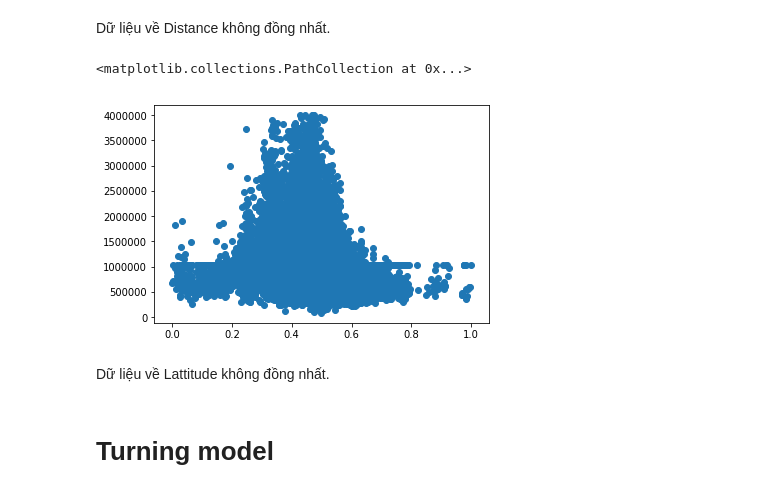
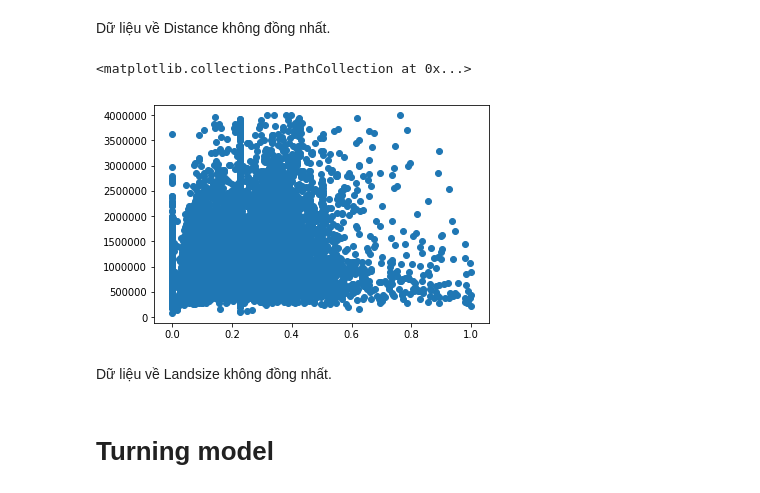
Before and after one commit to ThanhNam2202/Machine-Learning-5, a Jupyter notebook: Assignment 4/House Prices.ipynb, the cells around one changed output. Cells and saved outputs as stored; diff of their text form; code cells hidden in the pictures.

```diff
--- a/Assignment 4/House Prices.ipynb
+++ b/Assignment 4/House Prices.ipynb
@@ -168,6 +189,3 @@ Gán giá trị trung bình vào những nới có missing values trong feature
-# %%
-price_avg = data['Price'].mean()
-data['Price'] = data['Price'].fillna(price_avg)
 # %%
 data.Price.hist(bins=30)
 # %% [output]
@@ -369,3 +375,0 @@ Gán giá trị trung bình cho những missing values của Lattitude
-# %%
-lattitude_avg = data['Lattitude'].mean()
-data['Lattitude'] = data['Lattitude'].fillna(lattitude_avg)
@@ -386,3 +375,0 @@ Gán giá trị trung bình cho những missing values của Longtitude
-# %%
-longtitude_avg = data['Longtitude'].mean()
-data['Longtitude'] = data['Longtitude'].fillna(longtitude_avg)
@@ -413,8 +395,7 @@ data = data.drop(columns=['Bedroom2'])
 # %%
 scaler = MinMaxScaler()
 
-columns = ['Rooms', 'Lattitude', 'Longtitude', 'Car',
-           'Bathroom', 'Distance', 'Landsize', 'Propertycount']
+columns = ['Rooms', 'Car', 'Bathroom', 'Distance', 'Landsize', 'Propertycount']
 data[columns] = scaler.fit_transform(data[columns])
 # %% [markdown]
 Chuẩn hóa các dữ liệu số bằng phương pháp MinMaxScaler
@@ -608,12 +632,12 @@ plt.scatter(data['Distance'], data['Price'])
 # %% [markdown]
 Dữ liệu về Distance không đồng nhất.
 # %%
-plt.scatter(data['Lattitude'], data['Price'])
+plt.scatter(data['Landsize'], data['Price'])
 # %% [output]
 <matplotlib.collections.PathCollection at 0x...>
-[figure, old version]
+[figure, new version]
 # %% [markdown]
-Dữ liệu về Lattitude không đồng nhất.
+Dữ liệu về Landsize không đồng nhất.
 # %% [markdown]
 # Turning model
 # %% [markdown]
```
Also changed, not shown: parts of 67 cells of this notebook, 4 other files.
